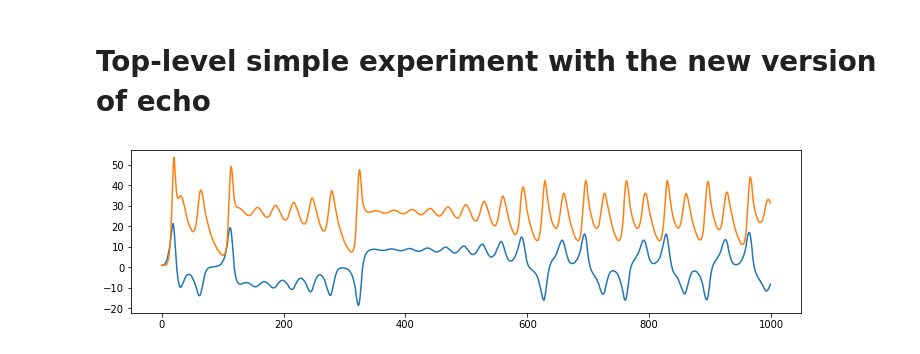
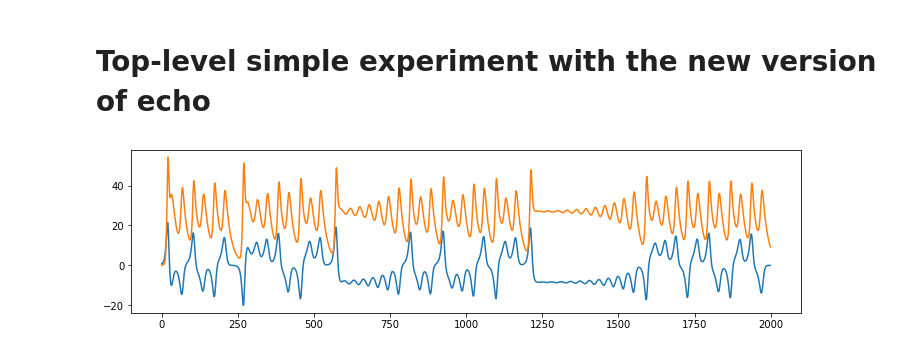
Before and after one commit to khakhalin/echo-networks, a Jupyter notebook: notebooks/experiment_simple.ipynb, the cells around one changed output. Saved outputs shown, nothing was run; the diff lists cells and outputs as text; code cells hidden in the pictures.

```diff
--- a/notebooks/experiment_simple.ipynb
+++ b/notebooks/experiment_simple.ipynb
@@ -6,12 +6,12 @@ import matplotlib.pyplot as plt
 from echo import esn
 # %%
 data = esn.Data.create_source('lorenz')
-x,y = data.generate(1000, sampling_step=0.021)
+x,y = data.generate(2000, sampling_step=0.02, seed=0)
 plt.figure(figsize=(12,3))
 plt.plot(x);
 plt.plot(y);
 # %% [output]
-[figure, old version]
+[figure, new version]
 # %%
 print(f"X: mean={np.mean(x):2.2f}, std={np.std(x):2.2f}")
 print(f"Y: mean={np.mean(y):2.2f}, std={np.std(y):2.2f}")
```
Also changed, not shown: parts of 3 cells of this notebook, 3 other files.
